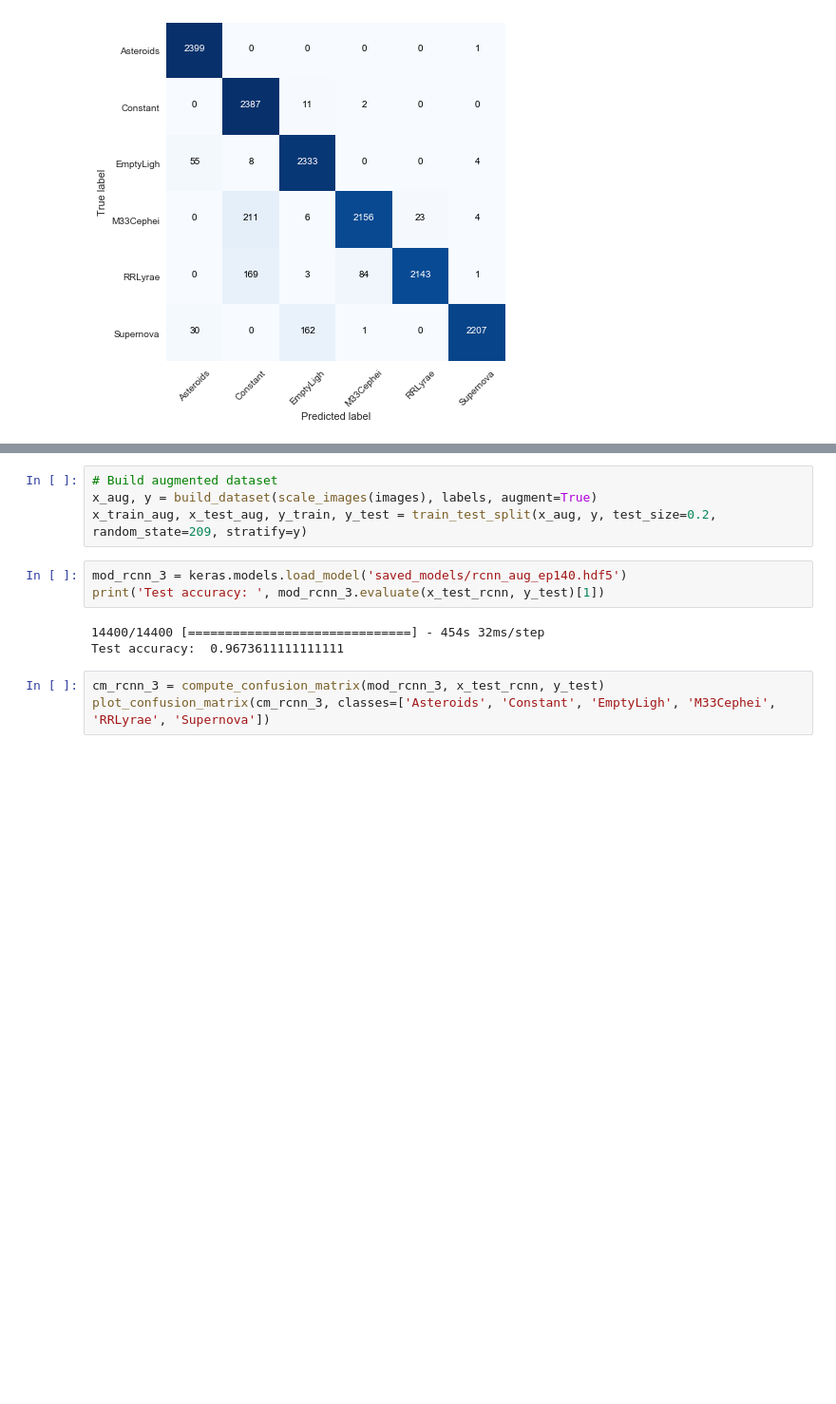
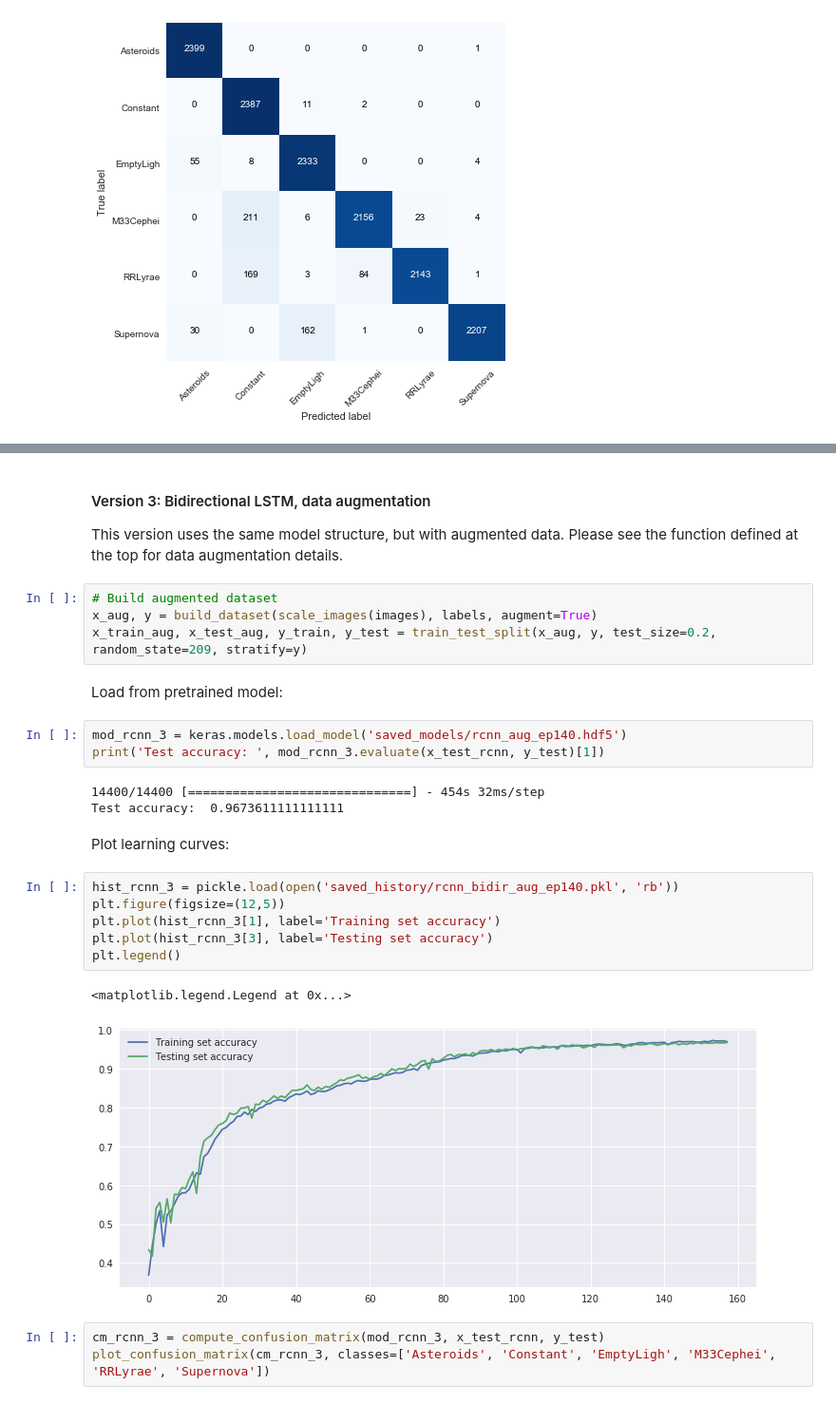
Before and after one commit to xuefeng7/AC209---final-project, a Jupyter notebook: src/main.ipynb, the cells around one changed output, grey strips where cells are left out. Shown at 95% size. Drawn from its saved outputs; the diff is of its cells as text; blank space fills up the shorter version.

```diff
--- a/src/main.ipynb
+++ b/src/main.ipynb
@@ -367,13 +378,29 @@ Confusion matrix, without normalization
+# %% [markdown]
+#### Version 3: Bidirectional LSTM, data augmentation
+This version uses the same model structure, but with augmented data. Please see the function defined at the top for data augmentation details.
 # %%
 # Build augmented dataset
 x_aug, y = build_dataset(scale_images(images), labels, augment=True)
 x_train_aug, x_test_aug, y_train, y_test = train_test_split(x_aug, y, test_size=0.2, random_state=209, stratify=y)
+# %% [markdown]
+Load from pretrained model:
 # %%
 mod_rcnn_3 = keras.models.load_model('saved_models/rcnn_aug_ep140.hdf5')
 print('Test accuracy: ', mod_rcnn_3.evaluate(x_test_rcnn, y_test)[1])
 # %% [output]
 14400/14400 [==============================] - 454s 32ms/step
 Test accuracy:  0.9673611111111111
+# %% [markdown]
+Plot learning curves:
+# %%
+hist_rcnn_3 = pickle.load(open('saved_history/rcnn_bidir_aug_ep140.pkl', 'rb'))
+plt.figure(figsize=(12,5))
+plt.plot(hist_rcnn_3[1], label='Training set accuracy')
+plt.plot(hist_rcnn_3[3], label='Testing set accuracy')
+plt.legend()
+# %% [output]
+<matplotlib.legend.Legend at 0x...>
+[figure, added]
 # %%
 cm_rcnn_3 = compute_confusion_matrix(mod_rcnn_3, x_test_rcnn, y_test)
 plot_confusion_matrix(cm_rcnn_3, classes=['Asteroids', 'Constant', 'EmptyLigh', 'M33Cephei', 'RRLyrae', 'Supernova'])
```
Also changed, not shown: parts of 41 cells of this notebook, 7 other files.
